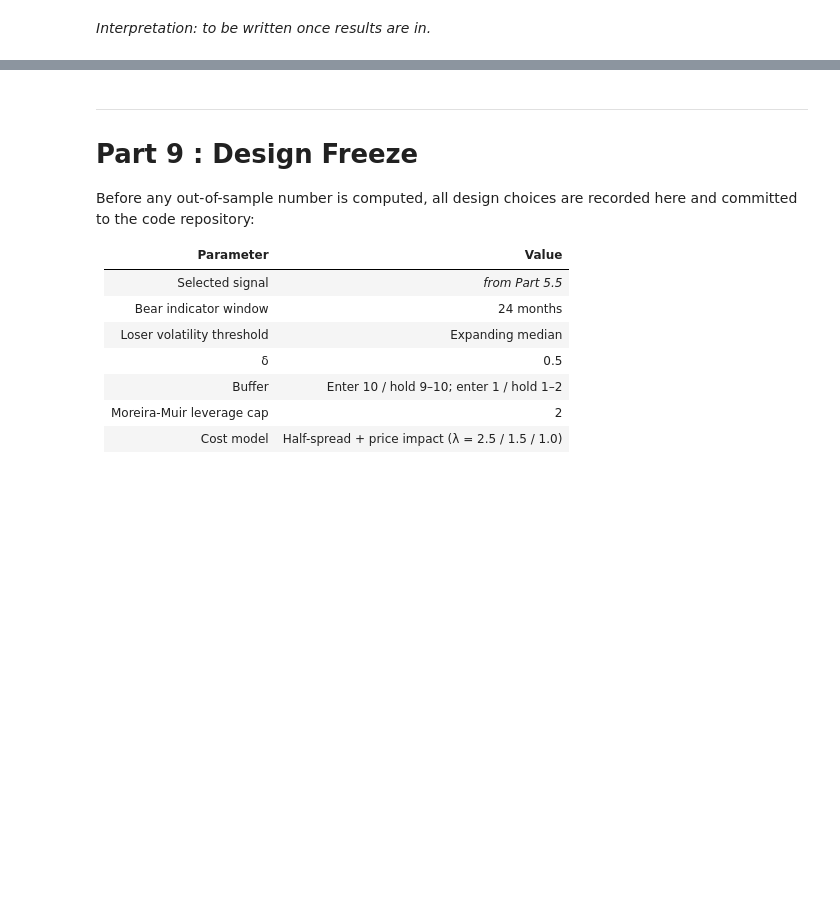
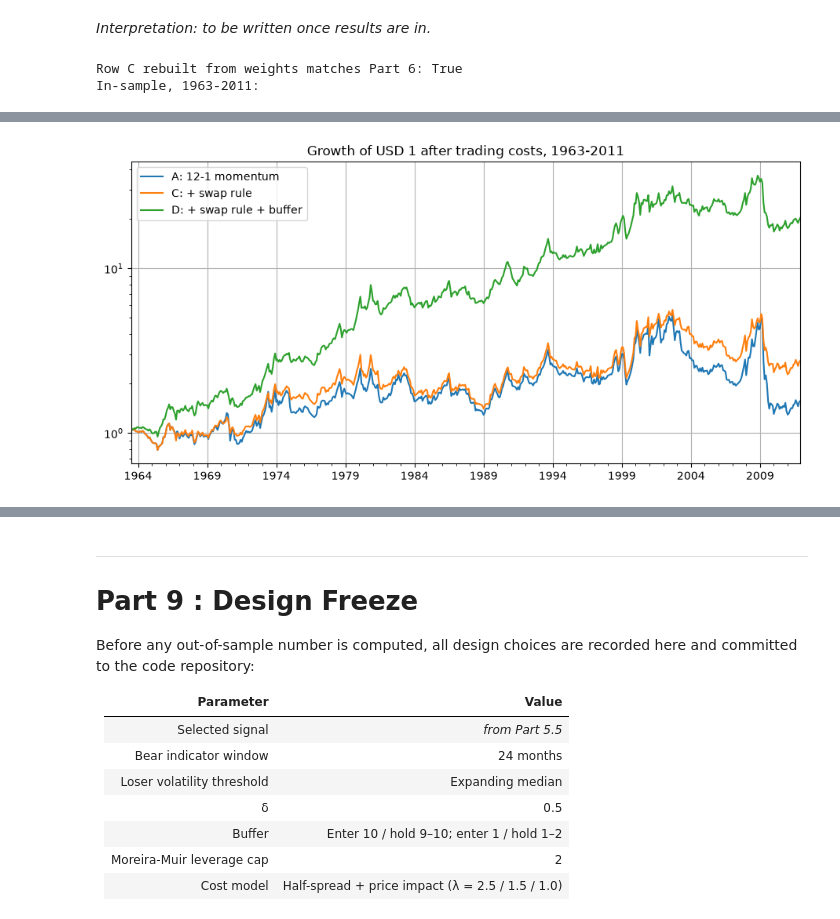
Before and after one commit to olol2/AppliedInvestments, a Jupyter notebook: Momentum_Robust_Notebook.ipynb, the cells around one changed output, grey strips where cells are left out. Drawn from its saved outputs; the diff is of its cells as text; code cells hidden in the pictures; blank space fills up the shorter version.

Commit message:
Part 7-8 OK

```diff
--- a/Momentum_Robust_Notebook.ipynb
+++ b/Momentum_Robust_Notebook.ipynb
@@ -2015,3 +2081,44 @@ This is the 10%/20% cost-mitigation rule from lecture 3 (Novy-Marx & Velikov 201
 We compare average monthly turnover, spread costs, price impact and net returns of row C (no buffer) and row D (buffer). The signal is almost unchanged but the number of trades should fall sharply, close to halving as in lecture 3.
 # %% [markdown]
 _Interpretation: to be written once results are in._
+# %%
+# 7.2 Row D = final strategy: buffered winners minus a short leg made of buffered losers, of which a share
+# DELTA is swapped to the market leg when our rule triggers (Part 6). Always 100% long / 100% short.
+def swap_strategy(w_l, w_s, delta):
+    """Long w_l; short w_s, with a share delta moved to the market leg in triggered months (Part 6)."""
+    trig_form = trigger.reindex(w_s["date"].unique()).fillna(0)
+    a = w_s.assign(w=w_s["w"] * (1 - delta * w_s["date"].map(trig_form)))
+    m = w_market[w_market["date"].map(trig_form) == 1]
+    b = m.assign(w=m["w"] * delta)
+    short_w = (pd.concat([a, b]).groupby(["date", "PERMNO"], as_index=False)
+               .agg(w=("w", "sum"), ret_next=("ret_next", "first")))
+    short_w = short_w[short_w["w"] > 0]
+    return simple_strategy(w_l, short_w)
+
+row_D = swap_strategy(w_long_buf, w_short_buf, DELTA)
+
+# Consistency: the same function without the buffer must reproduce row C exactly
+row_C_check = swap_strategy(w_long, w_short, DELTA)
+print(f"Row C rebuilt from weights matches Part 6: "
+      f"{np.allclose(row_C_check['gross'].loc[:IS_END], row_C['gross'].reindex(row_C_check['gross'].loc[:IS_END].index))}")
+
+table_7 = compare({"A: 12-1 momentum": row_A, "A + buffer": row_A_buf,
+                   "C: + swap rule": row_C, "D: + swap rule + buffer (final)": row_D})
+for name, s in {"A: 12-1 momentum": row_A, "A + buffer": row_A_buf,
+                "C: + swap rule": row_C, "D: + swap rule + buffer (final)": row_D}.items():
+    table_7.loc[name, "Spread (% per month)"] = 100 * s["costs"]["spread_cost"].loc[:IS_END].mean()
+    table_7.loc[name, "Impact (% per month)"] = 100 * s["costs"]["impact_cost"].loc[:IS_END].mean()
+    table_7.loc[name, "Net mean (% p.a.)"] = 1200 * s["net"].loc[SAMPLE_START:IS_END].mean()
+print("In-sample, 1963-2011:")
+display(table_7.round(2))
+
+# Cumulative net returns (after costs), in-sample
+ax = (1 + pd.DataFrame({"A: 12-1 momentum": row_A["net"], "C: + swap rule": row_C["net"],
+                        "D: + swap rule + buffer": row_D["net"]}).loc[SAMPLE_START:IS_END]).cumprod().plot(
+    logy=True, figsize=(11, 5), title="Growth of USD 1 after trading costs, 1963-2011")
+ax.set_xlabel("")
+plt.savefig(OUTPUT / "fig_7_net_cumulative.png", dpi=150, bbox_inches="tight")
+plt.show()
+# %% [output]
+Row C rebuilt from weights matches Part 6: True
+In-sample, 1963-2011:
@@ -2017,0 +2130 @@ _Interpretation: to be written once results are in._
+[figure, added]
```
Also changed, not shown: parts of 17 cells of this notebook, 2 other files.
